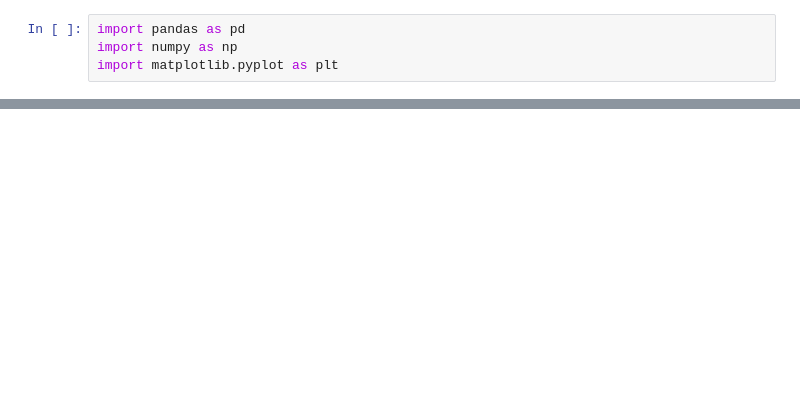
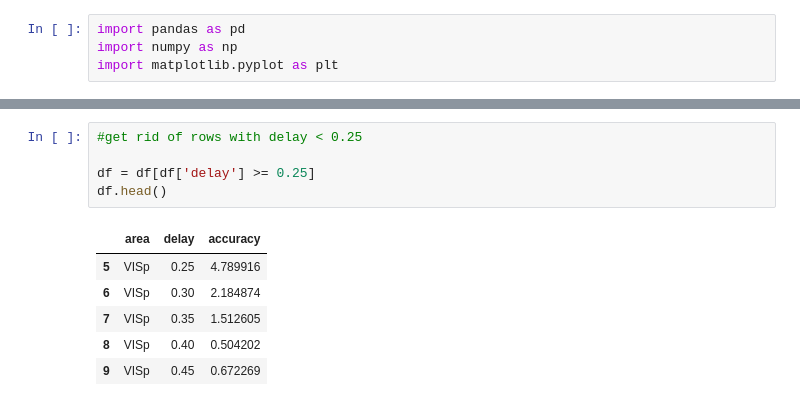
Before and after one commit to daniyarzt/neuromodelling, a Jupyter notebook: notebooks/plot_accuracies.ipynb, the cells around one changed output, grey strips where cells are left out. Saved outputs shown, nothing was run; the diff lists cells and outputs as text; blank space fills up the shorter version.

```diff
--- a/notebooks/plot_accuracies.ipynb
+++ b/notebooks/plot_accuracies.ipynb
@@ -10,0 +17,12 @@ FileNotFoundError: [Errno 2] No such file or directory: 'notebooks/cached_data/a
+# %%
+#get rid of rows with delay < 0.25
+
+df = df[df['delay'] >= 0.25]
+df.head()
+# %% [output]
+|  | area | delay | accuracy |
+| 5 | VISp | 0.25 | 4.789916 |
+| 6 | VISp | 0.30 | 2.184874 |
+| 7 | VISp | 0.35 | 1.512605 |
+| 8 | VISp | 0.40 | 0.504202 |
+| 9 | VISp | 0.45 | 0.672269 |
```
Also changed, not shown: parts of 5 cells of this notebook.
